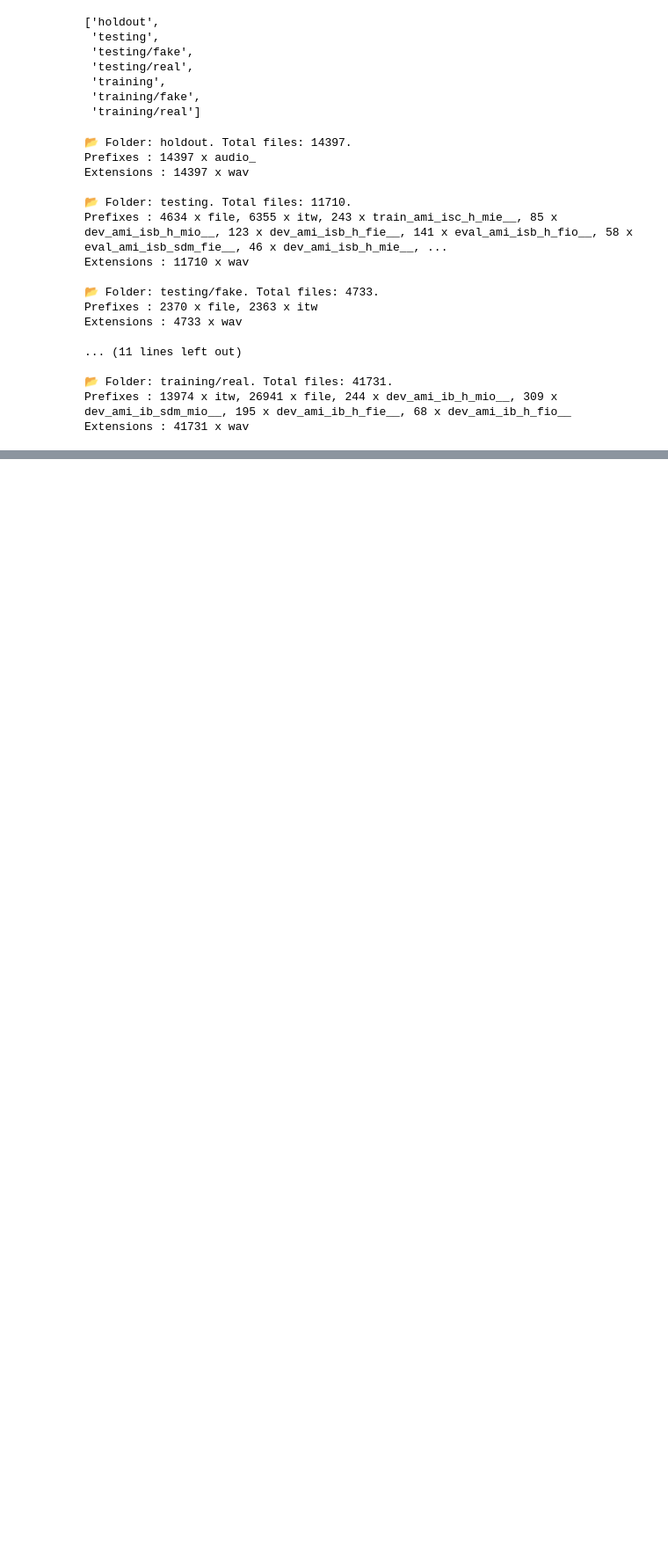
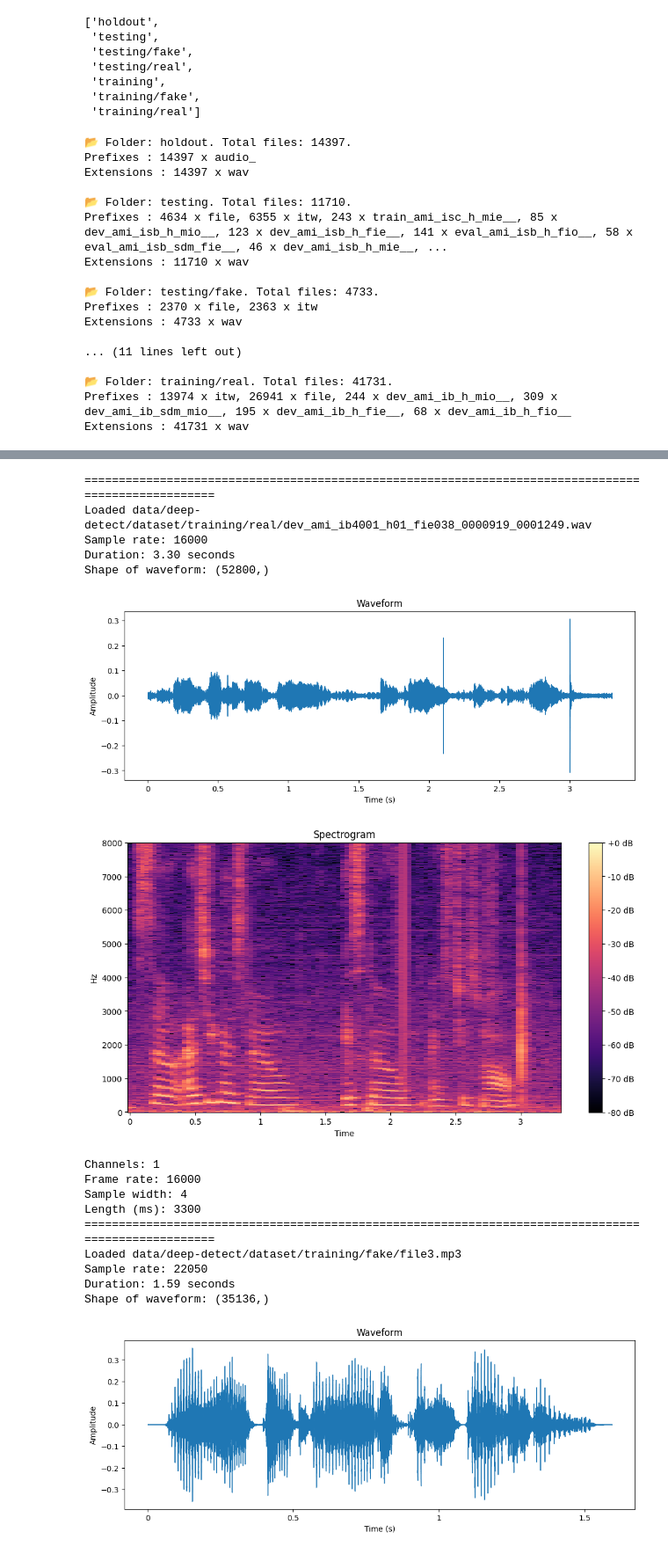
Before and after one commit to Ardacandra/deepdetect_audio_deepfake_detection_challenge, a Jupyter notebook: nb_00_eda.ipynb, the cells around one changed output, grey strips where cells are left out. Shown: that part at 88% size. Saved outputs shown, nothing was run; the diff lists cells and outputs as text; code cells hidden in the pictures; blank space fills up the shorter version.

Commit message:
add script to check audio samples

```diff
--- a/nb_00_eda.ipynb
+++ b/nb_00_eda.ipynb
@@ -66,0 +76,57 @@ Extensions : 41731 x wav
+# %%
+sample_wav = os.path.join(DATA_PATH, "training/real/dev_ami_ib4001_h01_fie038_0000919_0001249.wav")
+sample_mp3 = os.path.join(DATA_PATH, "training/fake/file3.mp3")
+
+audio_samples = [sample_wav, sample_mp3]
+# %%
+for sample in audio_samples:
+    # ---------- LOAD AUDIO ----------
+    print('='*100)
+    y, sr = librosa.load(sample, sr=None)  # waveform and sample rate
+    print(f"Loaded {sample}")
+    print(f"Sample rate: {sr}")
+    print(f"Duration: {len(y)/sr:.2f} seconds")
+    print(f"Shape of waveform: {y.shape}")
+
+    # ---------- VISUALIZE WAVEFORM ----------
+    plt.figure(figsize=(12, 4))
+    librosa.display.waveshow(y, sr=sr)
+    plt.title("Waveform")
+    plt.xlabel("Time (s)")
+    plt.ylabel("Amplitude")
+    plt.show()
+
+    # ---------- SPECTROGRAM ----------
+    D = np.abs(librosa.stft(y))
+    DB = librosa.amplitude_to_db(D, ref=np.max)
+
+    plt.figure(figsize=(12, 6))
+    librosa.display.specshow(DB, sr=sr, x_axis="time", y_axis="hz")
+    plt.colorbar(format="%+2.0f dB")
+    plt.title("Spectrogram")
+    plt.show()
+
+    # ---------- METADATA (with pydub) ----------
+    audio = AudioSegment.from_file(sample)
+    print(f"Channels: {audio.channels}")
+    print(f"Frame rate: {audio.frame_rate}")
+    print(f"Sample width: {audio.sample_width}")
+    print(f"Length (ms): {len(audio)}")
+# %% [output]
+====================================================================================================
+Loaded data/deep-detect/dataset/training/real/dev_ami_ib4001_h01_fie038_0000919_0001249.wav
+Sample rate: 16000
+Duration: 3.30 seconds
+Shape of waveform: (52800,)
+[figure, added]
+[figure, added]
+Channels: 1
+Frame rate: 16000
+Sample width: 4
+Length (ms): 3300
+====================================================================================================
+Loaded data/deep-detect/dataset/training/fake/file3.mp3
+Sample rate: 22050
+Duration: 1.59 seconds
+Shape of waveform: (35136,)
+[figure, added]
```
Also changed, not shown: parts of 6 cells of this notebook.
